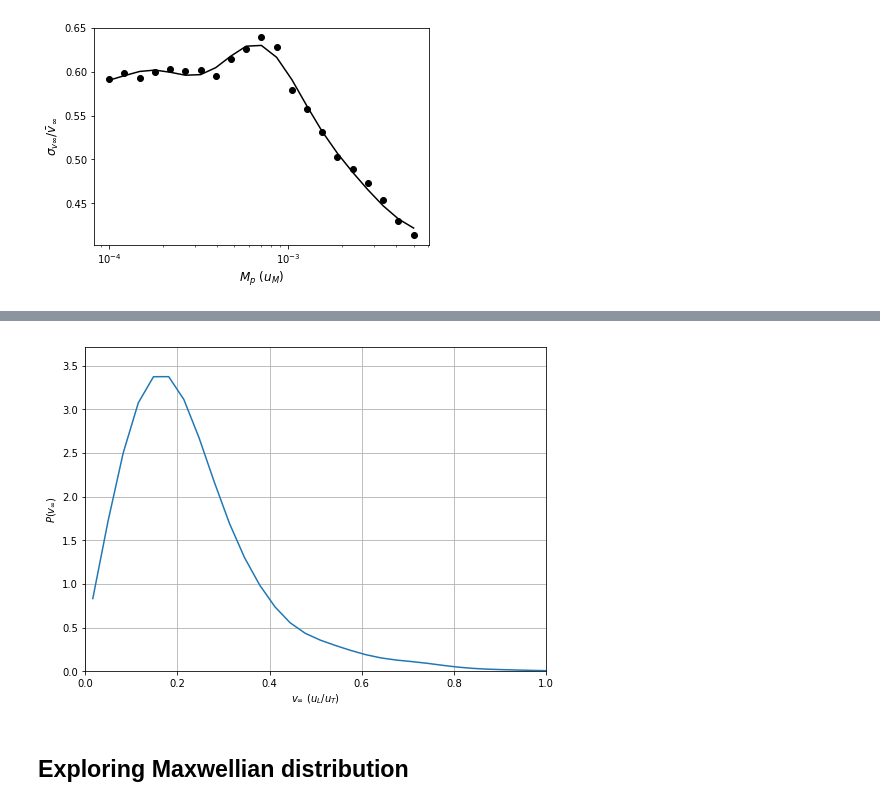
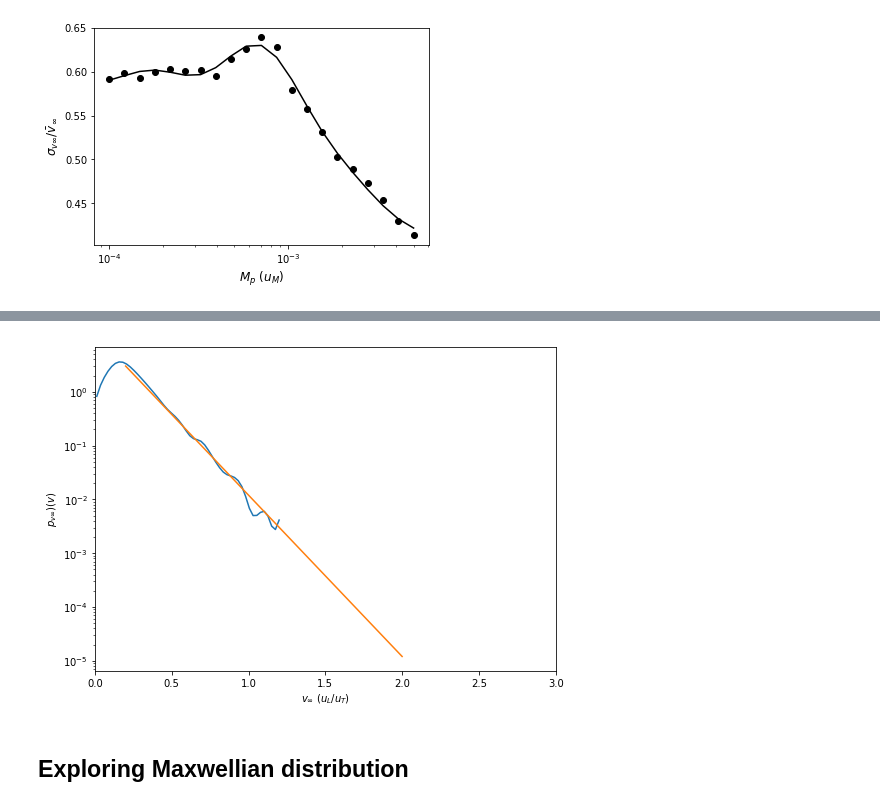
Before and after one commit to seap-udea/iWander, a Jupyter notebook: dev/analysis.ipynb, the cells around one changed output, grey strips where cells are left out. Cells and saved outputs as stored; diff of their text form; code cells hidden in the pictures.

```diff
--- a/dev/analysis.ipynb
+++ b/dev/analysis.ipynb
@@ -61,6 +61,16 @@ def wNormalization(h):
     from scipy.integrate import quad
     sigma=1/quad(wFunction,0,2*h,args=(h,))[0]
     return sigma
+
+def wFunction2(d,h):
+    q=d/h
+    w=1/h**3*np.exp(-d**2/h**2)
+    return w
+
+def wNormalization2(h):
+    from scipy.integrate import quad
+    sigma=1/quad(wFunction2,0,2*h,args=(h,))[0]
+    return sigma
 # %% [markdown]
 ## Global definitions
 # %%
@@ -848,7 +884,7 @@ rmax=np.array([px.max(),py.max(),pz.max()])
 rcen=np.array([px.mean(),py.mean(),pz.mean()])
 h=(np.linalg.norm(rmin-rcen)+np.linalg.norm(rmax-rcen))/2
 h=h/2
-sigma=wNormalization(h)
+sigma=wNormalization2(h)
 
 for i,x in enumerate(xs):
     for j,y in enumerate(ys):
@@ -859,7 +895,7 @@ for i,x in enumerate(xs):
             rq=np.array([x,y,pz[0]])
             rp=np.array([px[n],py[n],pz[n]])
             d=np.linalg.norm(rq-rp)
-            p+=sigma*wFunction(d,h)*dcell**2*dz
+            p+=sigma*wFunction2(d,h)*dcell**2*dz
         p/=Npart
         P[j,i]=p
 
@@ -868,5 +904,7 @@ c=ax.contourf(X,Y,P,cmap='jet',alpha=0.2)
 #plt.colorbar(c)
 ax.set_xlabel("x(pc)")
 ax.set_ylabel("y(pc)")
+ax.set_xlim((-0.75,0.50))
+ax.set_ylim((-0.50,1.00))
 #ax.grid()
 # %% [output]
@@ -1046,22 +1084,30 @@ ax.legend(loc='best')
 # %%
 b,a=signal.butter(2,0.325)
 shixs=signal.filtfilt(b,a,hixs,padlen=6)
+mu=(vmxs*shixs).sum()/shixs.sum()
 
 fig,axs=subPlots([1])
 ax=axs[0][0]
 
 #ax.plot(vmxs,hixs,'ko')
 ax.plot(vmxs,shixs)
-ax.set_ylim((0,1.1*shixs.max()))
-ax.set_xlim((0,1))
+
+vext=np.linspace(0.2,2.0,100)
+hext=12*10**(-3*vext)
+ax.plot(vext,hext)
+
+#ax.plot(vmxs,maxwellDistrib(vmxs,mu))
+#ax.set_ylim((0,1.1*shixs.max()))
+ax.set_xlim((0.,3))
 #ax.set_yticks([])
 
 ax.set_xlabel("$v_\infty$ ($u_L/u_T$)")
-ax.set_ylabel("$P(v_\infty)$")
-ax.grid()
-np.savetxt("ejection-posterior.data",np.vstack(([0.0,0.0],np.vstack((vmxs,shixs)).transpose())))
+ax.set_ylabel("$p_{v\infty})(v)$")
+#ax.grid()
+ax.set_yscale("log")
+np.savetxt("ejection-posterior.data",np.vstack(([0.0,0.0],np.vstack((vmxs,hixs)).transpose())))
 # %% [output]
-[figure, old version]
+[figure, new version]
 # %% [markdown]
 ## Exploring Maxwellian distribution
 # %%
```
Also changed, not shown: parts of 14 cells of this notebook, 11 other files.
